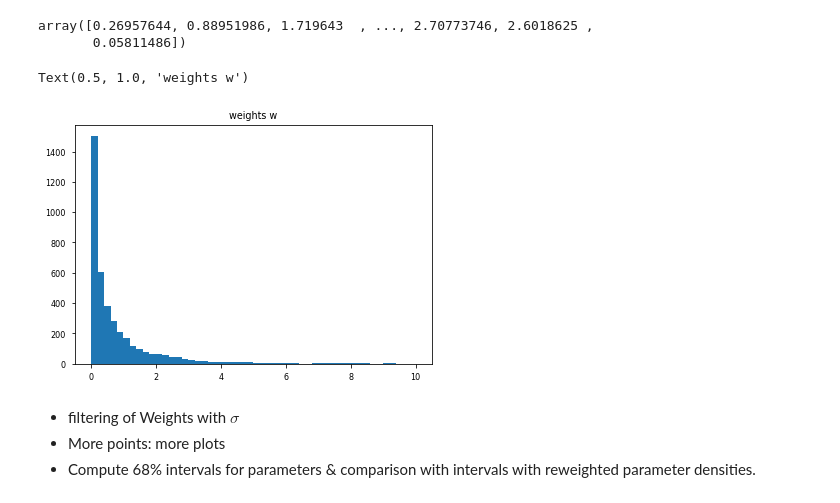
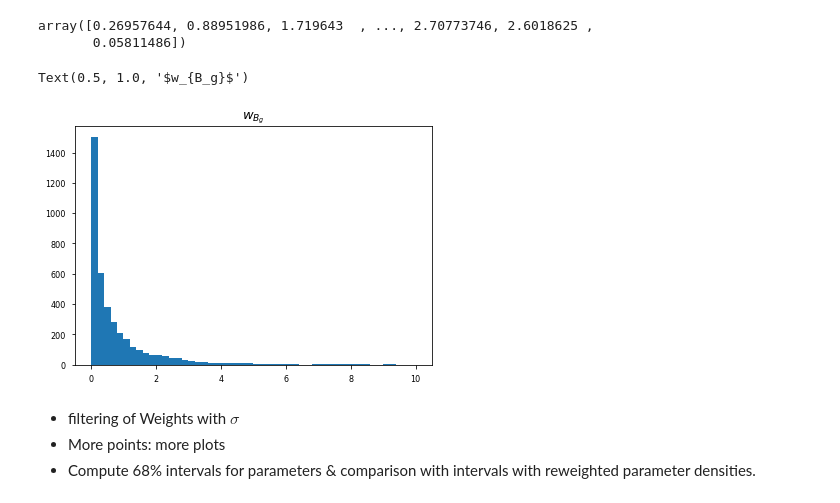
Before and after one commit to AliAlkadhim/PDF_Uncertainty, a Jupyter notebook: Compute_chi2/reweighting.ipynb, the cells around one changed output. Drawn from its saved outputs; the diff is of its cells as text; code cells hidden in the pictures.

Commit message:
filtering of weights is done

```diff
--- a/Compute_chi2/reweighting.ipynb
+++ b/Compute_chi2/reweighting.ipynb
@@ -185,10 +185,10 @@ weights
 array([0.26957644, 0.88951986, 1.719643  , ..., 2.70773746, 2.6018625 ,
        0.05811486])
 # %%
-plt.hist(weights.flatten(), bins=50, range=(0,10)); plt.title('weights w')
+plt.hist(weights.flatten(), bins=50, range=(0,10)); plt.title('$w_{B_g}$', fontsize=13)
 # %% [output]
-Text(0.5, 1.0, 'weights w')
+Text(0.5, 1.0, '$w_{B_g}$')
-[figure, old version]
+[figure, new version]
 # %% [markdown]
 * filtering of Weights with $\sigma$
 * More points: more plots
```
Also changed, not shown: parts of 10 cells of this notebook, 3 other files.
